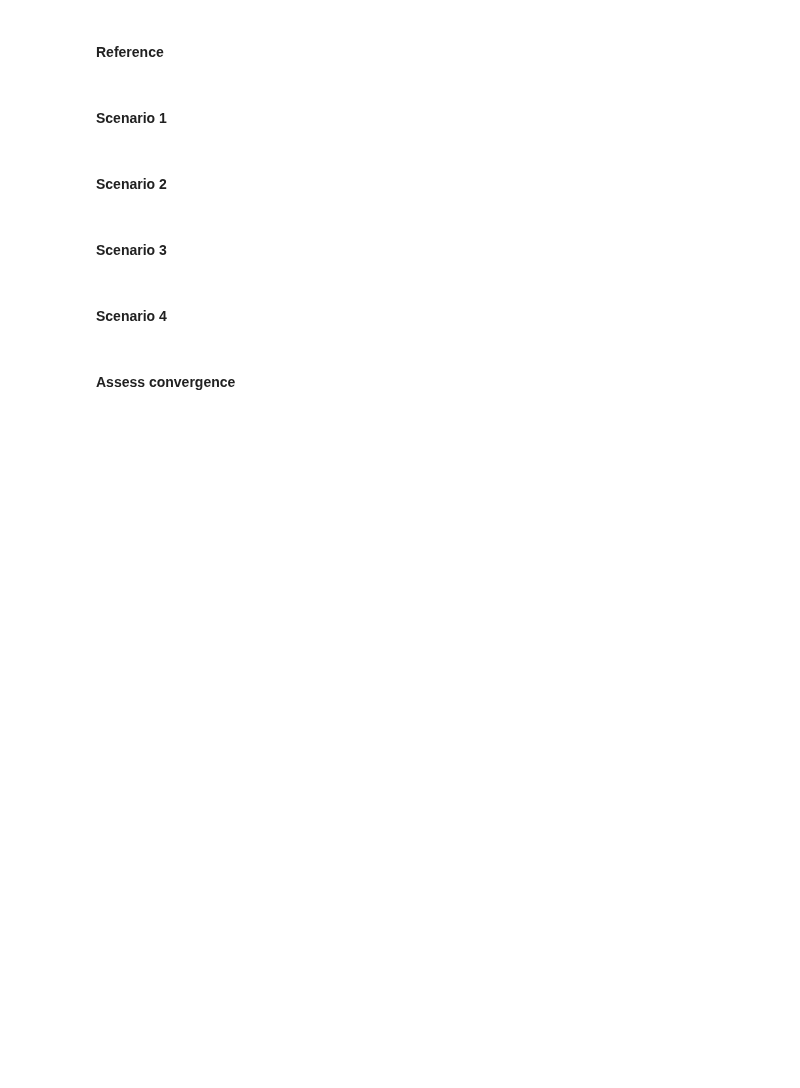
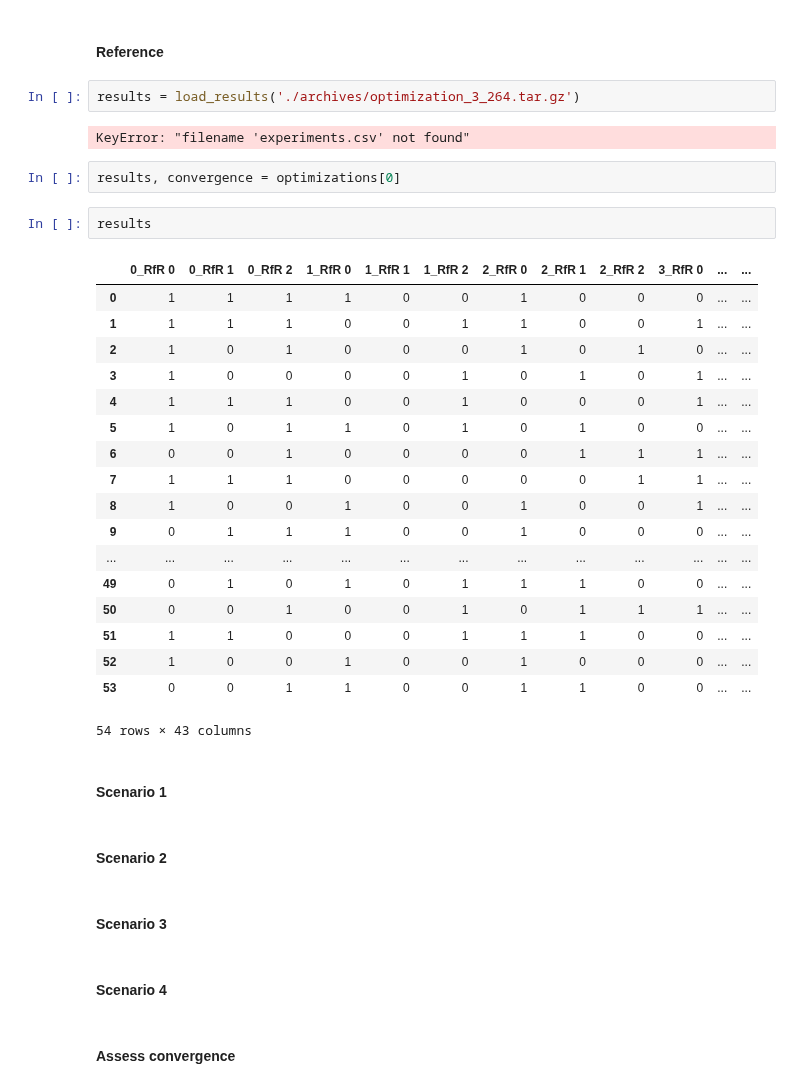
Before and after one commit to ndaswani1/EPA141A-labs, a Jupyter notebook: final assignment/dike_model_multi_scenario_MORDM.ipynb, the cells around one changed output. Saved outputs shown, nothing was run; the diff lists cells and outputs as text; blank space fills up the shorter version.

```diff
--- a/final assignment/dike_model_multi_scenario_MORDM.ipynb
+++ b/final assignment/dike_model_multi_scenario_MORDM.ipynb
@@ -340,5 +334,32 @@ if __name__ == "__main__":
 # %% [markdown]
 #### Reference
+# %%
+results = load_results('./archives/optimization_3_264.tar.gz')
+# %% [output]
+KeyError: "filename 'experiments.csv' not found"
+# %%
+results, convergence = optimizations[0]
+# %%
+results
+# %% [output]
+|  | 0_RfR 0 | 0_RfR 1 | 0_RfR 2 | 1_RfR 0 | 1_RfR 1 | 1_RfR 2 | 2_RfR 0 | 2_RfR 1 | 2_RfR 2 | 3_RfR 0 | ... | ... |
+| 0 | 1 | 1 | 1 | 1 | 0 | 0 | 1 | 0 | 0 | 0 | ... | ... |
+| 1 | 1 | 1 | 1 | 0 | 0 | 1 | 1 | 0 | 0 | 1 | ... | ... |
+| 2 | 1 | 0 | 1 | 0 | 0 | 0 | 1 | 0 | 1 | 0 | ... | ... |
+| 3 | 1 | 0 | 0 | 0 | 0 | 1 | 0 | 1 | 0 | 1 | ... | ... |
+| 4 | 1 | 1 | 1 | 0 | 0 | 1 | 0 | 0 | 0 | 1 | ... | ... |
+| 5 | 1 | 0 | 1 | 1 | 0 | 1 | 0 | 1 | 0 | 0 | ... | ... |
+| 6 | 0 | 0 | 1 | 0 | 0 | 0 | 0 | 1 | 1 | 1 | ... | ... |
+| 7 | 1 | 1 | 1 | 0 | 0 | 0 | 0 | 0 | 1 | 1 | ... | ... |
+| 8 | 1 | 0 | 0 | 1 | 0 | 0 | 1 | 0 | 0 | 1 | ... | ... |
+| 9 | 0 | 1 | 1 | 1 | 0 | 0 | 1 | 0 | 0 | 0 | ... | ... |
+| ... | ... | ... | ... | ... | ... | ... | ... | ... | ... | ... | ... | ... |
+| 49 | 0 | 1 | 0 | 1 | 0 | 1 | 1 | 1 | 0 | 0 | ... | ... |
+| 50 | 0 | 0 | 1 | 0 | 0 | 1 | 0 | 1 | 1 | 1 | ... | ... |
+| 51 | 1 | 1 | 0 | 0 | 0 | 1 | 1 | 1 | 0 | 0 | ... | ... |
+| 52 | 1 | 0 | 0 | 1 | 0 | 0 | 1 | 0 | 0 | 0 | ... | ... |
+| 53 | 0 | 0 | 1 | 1 | 0 | 0 | 1 | 1 | 0 | 0 | ... | ... |
+54 rows × 43 columns
 # %% [markdown]
 #### Scenario 1
 # %% [markdown]
```
Also changed, not shown: parts of 1 cell of this notebook.
